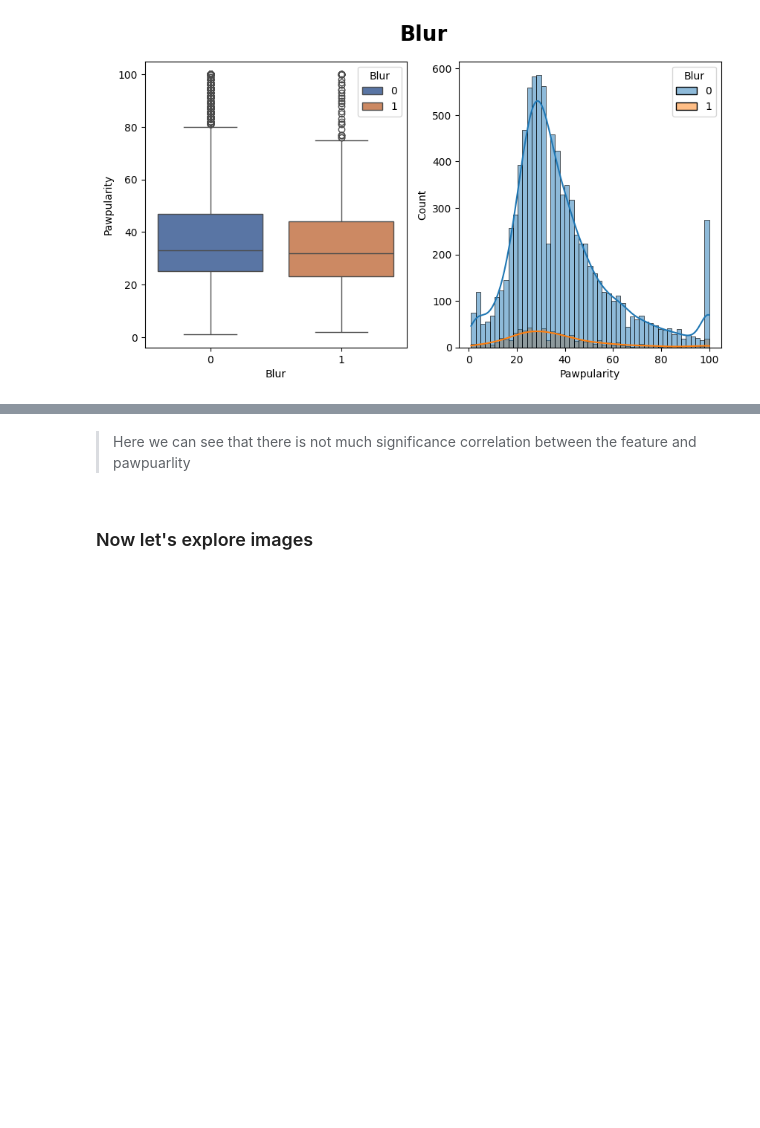
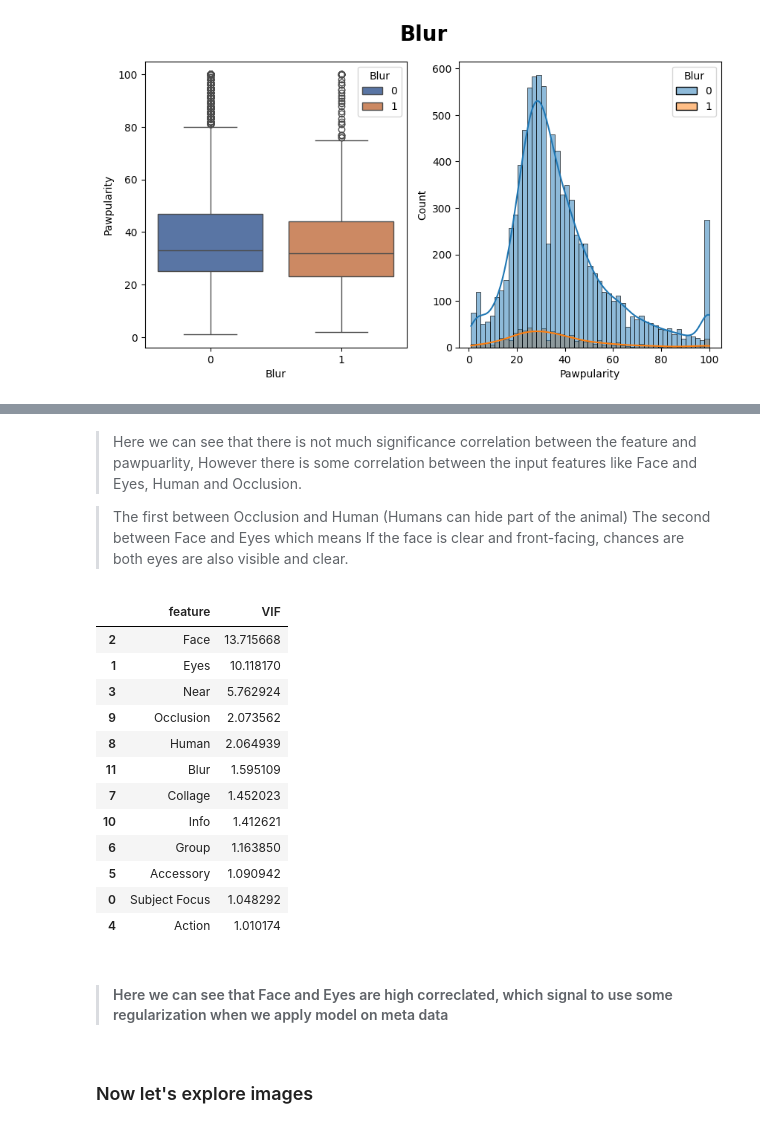
Before and after one commit to GhiasAli17/Petfinder_Pawpularity, a Jupyter notebook: main.ipynb, the cells around one changed output, grey strips where cells are left out. Saved outputs shown, nothing was run; the diff lists cells and outputs as text; code cells hidden in the pictures; blank space fills up the shorter version.

```diff
--- a/main.ipynb
+++ b/main.ipynb
@@ -170,7 +176,28 @@ Info            -0.004735
 Blur            -0.023540
 Name: Pawpularity, dtype: float64
 # %% [markdown]
-> Here we can see that there is not much significance correlation between the feature and pawpuarlity
+> Here we can see that there is not much significance correlation between the feature and pawpuarlity, However there is some correlation between the input features like Face and Eyes, Human and Occlusion.
+
+>   The first between Occlusion and Human (Humans can hide part of the animal)
+The second between Face and Eyes which means If the face is clear and front-facing, chances are both eyes are also visible and clear.
+# %%
+helpers.calculateVIF(train_df.loc[:, ~train_df.columns.isin(["Id", "Pawpularity"])])
+# %% [output]
+|  | feature | VIF |
+| 2 | Face | 13.715668 |
+| 1 | Eyes | 10.118170 |
+| 3 | Near | 5.762924 |
+| 9 | Occlusion | 2.073562 |
+| 8 | Human | 2.064939 |
+| 11 | Blur | 1.595109 |
+| 7 | Collage | 1.452023 |
+| 10 | Info | 1.412621 |
+| 6 | Group | 1.163850 |
+| 5 | Accessory | 1.090942 |
+| 0 | Subject Focus | 1.048292 |
+| 4 | Action | 1.010174 |
+# %% [markdown]
+> #### Here we can see that Face and Eyes are high correclated, which signal to use some regularization when we apply model on meta data
 # %% [markdown]
 ### Now let's explore images
 # %%
```
Also changed, not shown: parts of 3 cells of this notebook, 1 other file.
